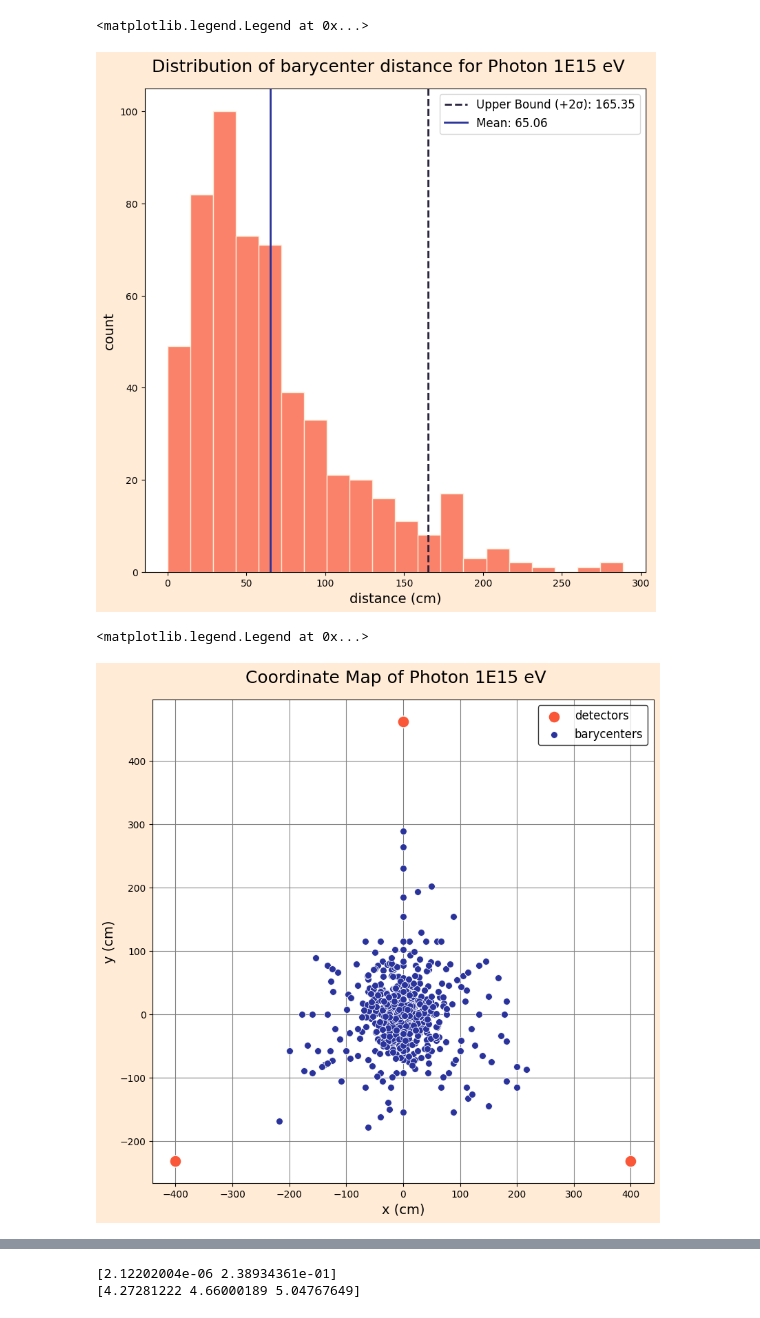
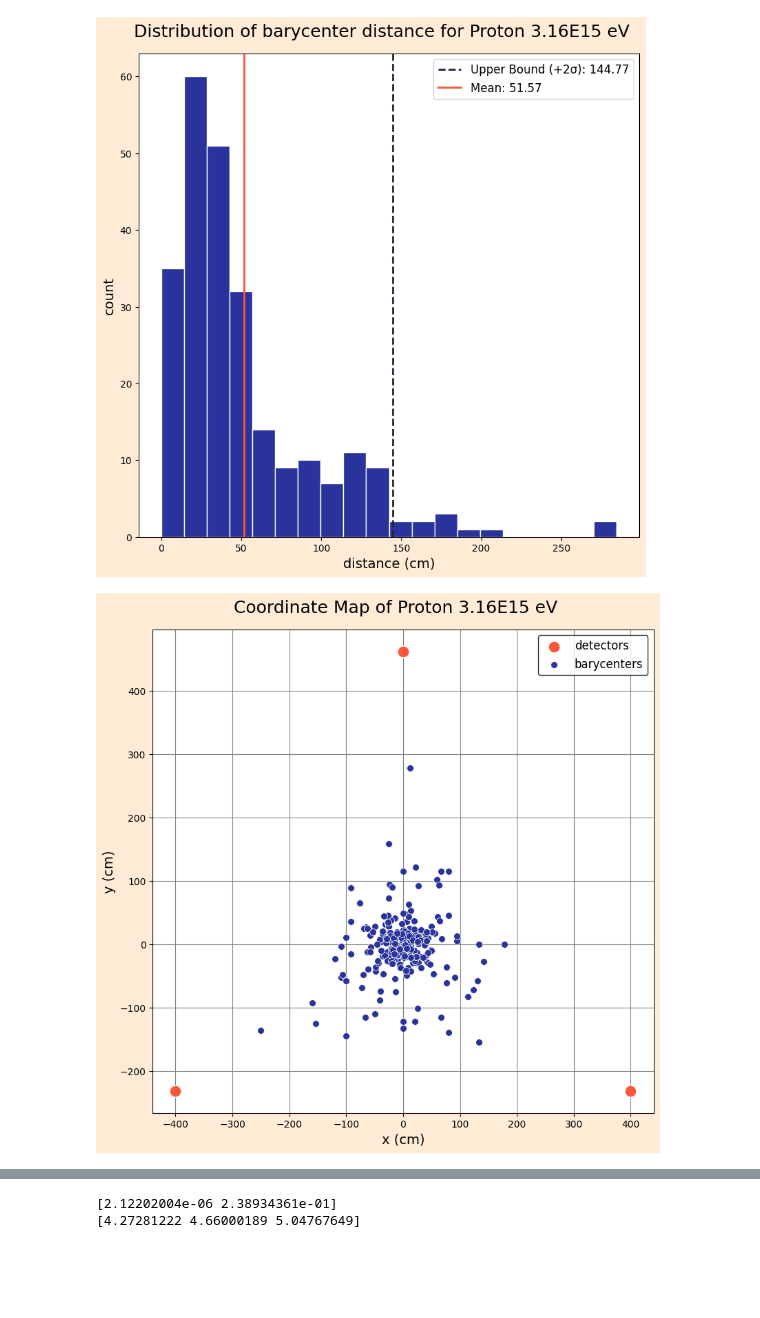
Before and after one commit to lucas-orfei/mestrado, a Jupyter notebook: array_3det.ipynb, the cells around one changed output, grey strips where cells are left out. Saved outputs shown, nothing was run; the diff lists cells and outputs as text; code cells hidden in the pictures; blank space fills up the shorter version.

Commit message:
Legendas nos gráficos

```diff
--- a/array_3det.ipynb
+++ b/array_3det.ipynb
@@ -8,7 +8,7 @@ from scipy.optimize import curve_fit
 import re
 import math
 # %%
-caminho_arquivo = "tratados_3det/photon/photon1E15"
+caminho_arquivo = "tratados_3det/proton/proton3.16E15"
 
 def processar_arquivo(nome_arquivo):
     # Listas para armazenar as detecções por tipo de partícula e por detector
@@ -412,31 +473,31 @@ plt.show()
 # %%
 fig, ax = plt.subplots(1, 1, figsize = (8, 8), facecolor = '#FFEBD6')
 fig.suptitle('Distribution of barycenter distance for ' + str(name) + ' eV', size = 18)
 fig.tight_layout()
 
 # Calcula a média e o desvio padrão dos dados
 mean = df['r_b'].mean()
 std = df['r_b'].std()
 
 # Determina os limites de 2 sigma
 #lower_bound = mean - 2 * std
 upper_bound = mean + 2 * std
 
-sns.histplot(df, x = df['r_b'], ax = ax, color = '#F95738', edgecolor = '#FFEBD6', bins = 20)
+plt.hist(df['r_b'], color = '#29339B', edgecolor = 'white', bins = 20)
 
 # Adiciona linhas verticais para os limites de 2 sigma
 #ax.axvline(lower_bound, color='#548C2F', linestyle='--', linewidth=2, label=f'Lower Bound (-2σ): {lower_bound:.2f}')
 ax.axvline(upper_bound, color='#27213C', linestyle='--', linewidth=2, label=f'Upper Bound (+2σ): {upper_bound:.2f}')
-ax.axvline(mean, color='#29339B', linestyle='-', linewidth=2, label=f'Mean: {mean:.2f}')
+ax.axvline(mean, color='#F95738', linestyle='-', linewidth=2, label=f'Mean: {mean:.2f}')
 
 # Personaliza o eixo e a legenda
 ax.set_xlabel('distance (cm)', size=14)
 ax.set_ylabel('count', size=14)
 ax.legend(loc='upper right', fontsize=12)
-#plt.savefig('plots/' + name.split(' ')[0].lower() + '/barycenter_' + caminho_arquivo.split('/')[-1] + '.png', bbox_inches = 'tight')
+
+plt.savefig('plots/' + name.split(' ')[0].lower() + '/barycenter_' + caminho_arquivo.split('/')[-1] + '.png', bbox_inches = 'tight')
 # %% [output]
-<matplotlib.legend.Legend at 0x...>
-[figure, old version]
+[figure, new version]
 # %%
 fig, ax = plt.subplots(1, 1, figsize = (8, 8), facecolor = '#FFEBD6')
 fig.suptitle('Coordinate Map of ' + str(name) + ' eV', size = 18)
@@ -454,10 +515,9 @@ ax.set_ylabel('y (cm)', size = 14)
 
 ax.legend(['detectors', 'barycenters'], edgecolor = 'black', fontsize = 12, loc = 1)
 
-#plt.savefig('plots/' + name.split(' ')[0].lower() +'/map_'+ caminho_arquivo.split('/')[-1] + '.png',bbox_inches = 'tight')
+plt.savefig('plots/' + name.split(' ')[0].lower() +'/map_'+ caminho_arquivo.split('/')[-1] + '.png',bbox_inches = 'tight')
 # %% [output]
-<matplotlib.legend.Legend at 0x...>
-[figure, old version]
+[figure, new version]
 # %%
 # Plot dos tanques
 #fig, ax = plt.subplots(1, 1, figsize = (8, 8), facecolor = '#FFEBD6')
```
Also changed, not shown: parts of 24 cells of this notebook.
